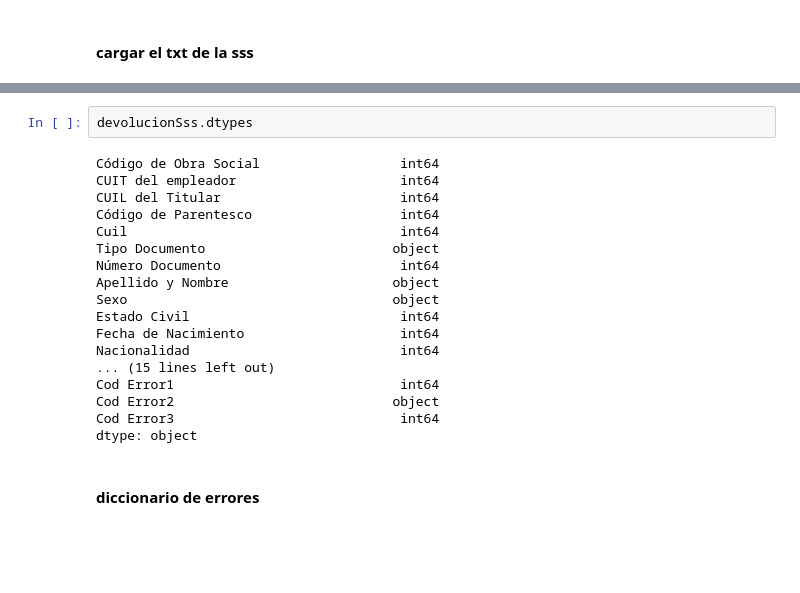
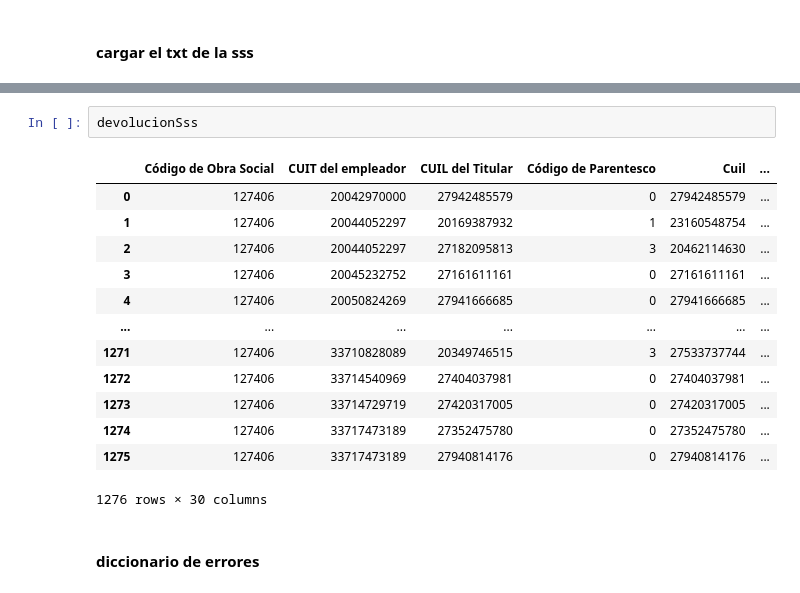
Before and after one commit to dantegarciadev/osoetsy_csv, a Jupyter notebook: cruce_padrones_sss_sidefi.ipynb, the cells around one changed output, grey strips where cells are left out. Cells and saved outputs as stored; diff of their text form; blank space fills up the shorter version.

```diff
--- a/cruce_padrones_sss_sidefi.ipynb
+++ b/cruce_padrones_sss_sidefi.ipynb
@@ -106,23 +131,19 @@ while True:
 # %%
-devolucionSss.dtypes
+devolucionSss
 # %% [output]
+|  | Código de Obra Social | CUIT del empleador | CUIL del Titular | Código de Parentesco | Cuil | ... |
+| 0 | 127406 | 20042970000 | 27942485579 | 0 | 27942485579 | ... |
+| 1 | 127406 | 20044052297 | 20169387932 | 1 | 23160548754 | ... |
+| 2 | 127406 | 20044052297 | 27182095813 | 3 | 20462114630 | ... |
+| 3 | 127406 | 20045232752 | 27161611161 | 0 | 27161611161 | ... |
+| 4 | 127406 | 20050824269 | 27941666685 | 0 | 27941666685 | ... |
+| ... | ... | ... | ... | ... | ... | ... |
+| 1271 | 127406 | 33710828089 | 20349746515 | 3 | 27533737744 | ... |
+| 1272 | 127406 | 33714540969 | 27404037981 | 0 | 27404037981 | ... |
+| 1273 | 127406 | 33714729719 | 27420317005 | 0 | 27420317005 | ... |
+| 1274 | 127406 | 33717473189 | 27352475780 | 0 | 27352475780 | ... |
+| 1275 | 127406 | 33717473189 | 27940814176 | 0 | 27940814176 | ... |
-Código de Obra Social                  int64
-CUIT del empleador                     int64
-CUIL del Titular                       int64
-Código de Parentesco                   int64
-Cuil                                   int64
-Tipo Documento                        object
-Número Documento                       int64
-Apellido y Nombre                     object
-Sexo                                  object
-Estado Civil                           int64
-Fecha de Nacimiento                    int64
-Nacionalidad                           int64
-... (15 lines left out)
-Cod Error1                             int64
-Cod Error2                            object
-Cod Error3                             int64
-dtype: object
+1276 rows × 30 columns
 # %% [markdown]
 #### diccionario de errores
 # %%
```
Also changed, not shown: parts of 7 cells of this notebook, 2 other files.
